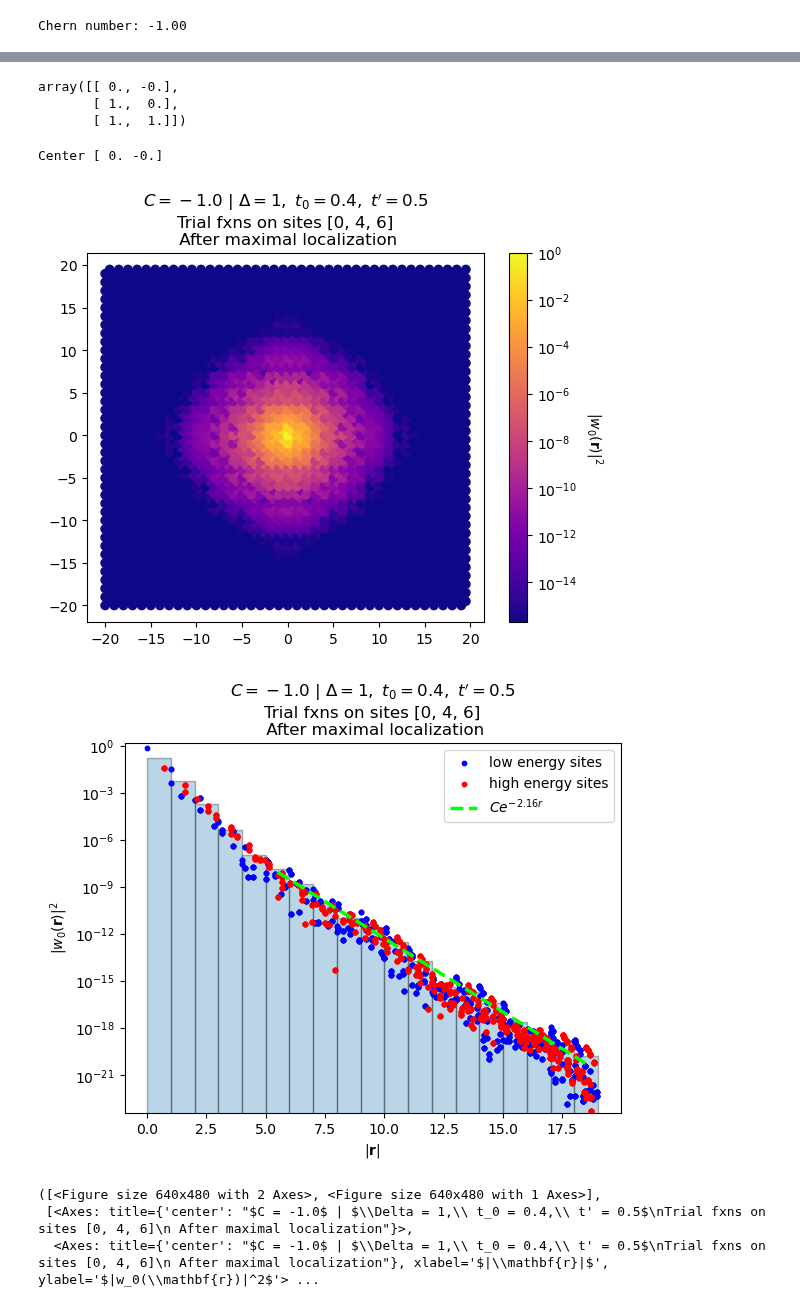
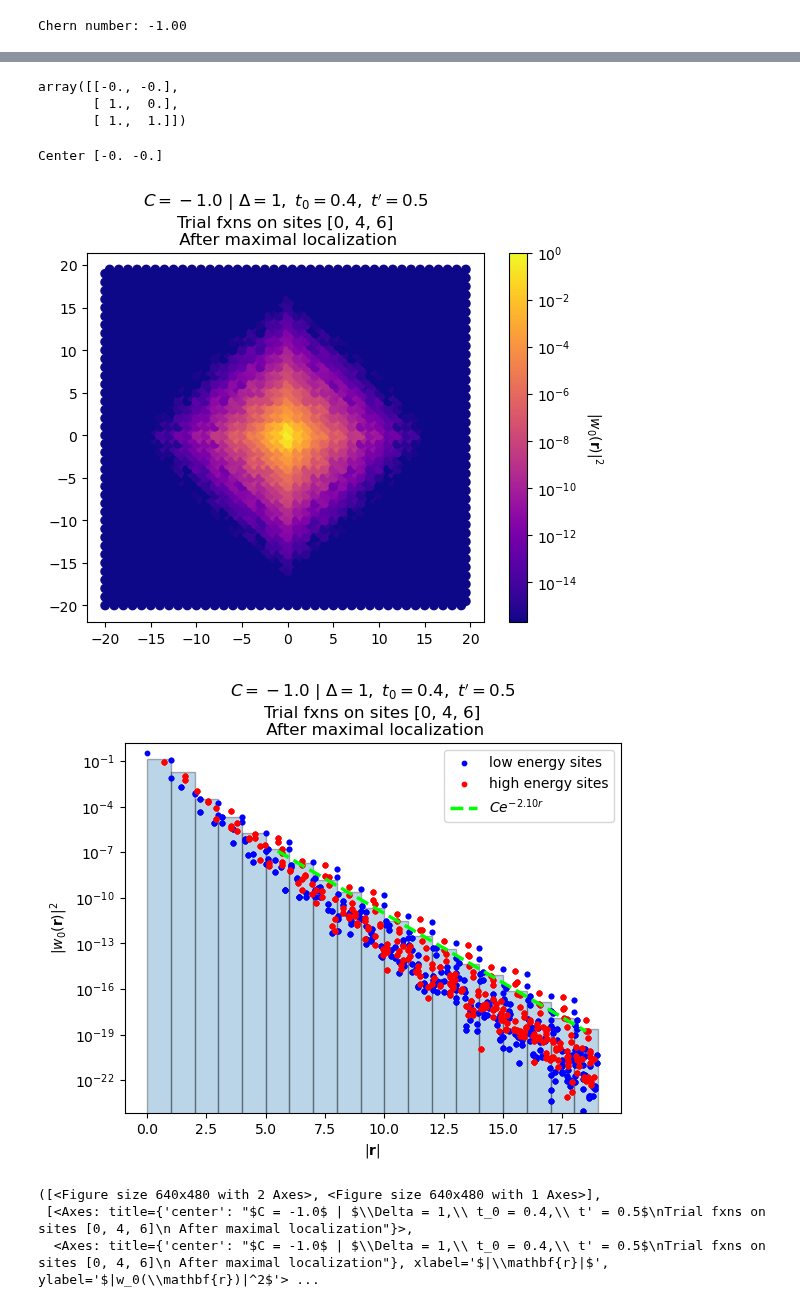
Before and after one commit to treycole/WanPy, a Jupyter notebook: examples/Checkerboard.ipynb, the cells around one changed output, grey strips where cells are left out. Saved outputs shown, nothing was run; the diff lists cells and outputs as text; code cells hidden in the pictures.

```diff
--- a/examples/Checkerboard.ipynb
+++ b/examples/Checkerboard.ipynb
@@ -23,7 +23,7 @@ tprime = 0.5
 model = models.chessboard(t0, tprime, delta).make_supercell([[2,0], [0,2]])
 
 # adding disorder
-J = 2*delta*0
+J = 2*delta
 J_site = 0
 model.set_onsite(J, ind_i = J_site, mode='add')
 
@@ -142,13 +143,13 @@ fig, ax = plot.plot_Wan(w0, idx, orbs, lat_vecs, title=title, plot_phase=False,
 # %%
 # outer window of entangled bands is full occupied manifold
-iter_num_omega_i = 100
-iter_num_omega_til = 100
+iter_num_omega_i = 50000
+iter_num_omega_til = 10000
 
 outer_states = u_wfs_Wan._wfs[..., :n_occ, :]
 W0_save_name = save_name + f'_iter_num_omega_i={iter_num_omega_i}_iter_num_omega_til={iter_num_omega_til}.npy'
 W0_max_loc, u_wf_max_loc, Wf_cntrs, spread = max_loc_Wan(lat_vecs, orbs, u_wfs_Wan, tf_list, outer_states,
         iter_num_omega_i=iter_num_omega_i, iter_num_omega_til=iter_num_omega_til,
-        Wan_idxs=None, verbose=True, return_uwfs=True, return_wf_centers=True, return_spread=True, eps=1e-3,
-        save=False, save_name=W0_save_name
+        Wan_idxs=None, verbose=True, return_uwfs=True, return_wf_centers=True, return_spread=True, eps=2e-3,
+        save=True, save_name=W0_save_name, alpha=1
         )
 # %% [output]
@@ -184,18 +174,17 @@ W0_max_loc, u_wf_max_loc, Wf_cntrs, spread = max_loc_Wan(lat_vecs, orbs, u_wfs_W
 # %%
 Wf_cntrs.round(7)
 # %% [output]
-array([[ 0., -0.],
+array([[-0., -0.],
        [ 1.,  0.],
        [ 1.,  1.]])
 # %%
-title += "\n After maximal localization"
 Wan_idx = 0
 print(f"Center {Wf_cntrs[Wan_idx].round(7)}")
-plot.plot_Wan(W0_max_loc, Wan_idx, orbs, lat_vecs, title=title, plot_decay=True, show=True)
+plot.plot_Wan(W0_max_loc, Wan_idx, orbs, lat_vecs, title=title+"\n After maximal localization", plot_decay=True, show=True)
 # %% [output]
-Center [ 0. -0.]
+Center [-0. -0.]
-[figure, old version]
+[figure, new version]
-[figure, old version]
+[figure, new version]
 ([<Figure size 640x480 with 2 Axes>, <Figure size 640x480 with 1 Axes>],
  [<Axes: title={'center': "$C = -1.0$ | $\\Delta = 1,\\ t_0 = 0.4,\\ t' = 0.5$\nTrial fxns on sites [0, 4, 6]\n After maximal localization"}>,
   <Axes: title={'center': "$C = -1.0$ | $\\Delta = 1,\\ t_0 = 0.4,\\ t' = 0.5$\nTrial fxns on sites [0, 4, 6]\n After maximal localization"}, xlabel='$|\\mathbf{r}|$', ylabel='$|w_0(\\mathbf{r})|^2$'> ...
```
Also changed, not shown: parts of 6 cells of this notebook, 1 other file.
